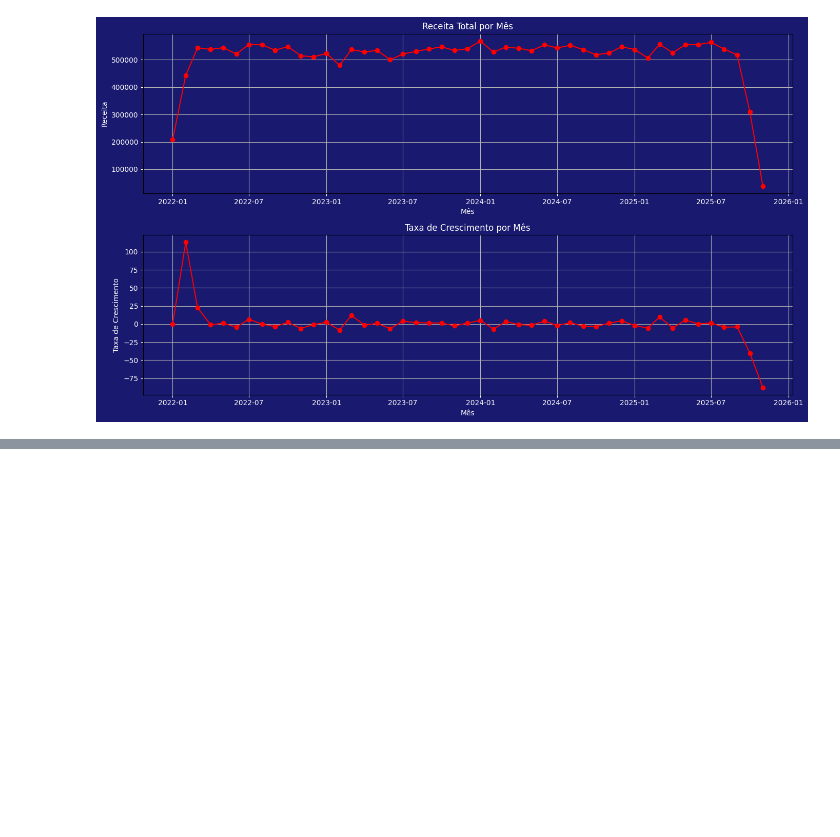
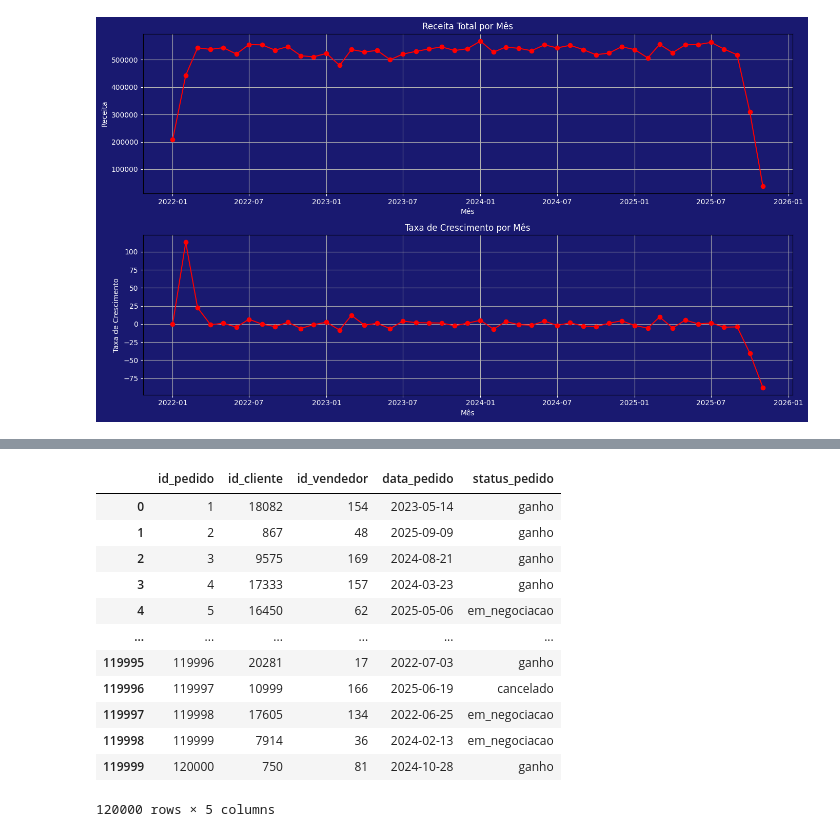
Before and after one commit to LucasBorges21/analise_comercial_eventos, a Jupyter notebook: notebooks/analise_eventos.ipynb, the cells around one changed output, grey strips where cells are left out. Cells and saved outputs as stored; diff of their text form; code cells hidden in the pictures; blank space fills up the shorter version.

```diff
--- a/notebooks/analise_eventos.ipynb
+++ b/notebooks/analise_eventos.ipynb
@@ -153,0 +230,16 @@ Ajuda a entender o perfil de consumo, detectar **clientes de alto valor**, e ava
+# %%
+pedidos_df
+# %% [output]
+|  | id_pedido | id_cliente | id_vendedor | data_pedido | status_pedido |
+| 0 | 1 | 18082 | 154 | 2023-05-14 | ganho |
+| 1 | 2 | 867 | 48 | 2025-09-09 | ganho |
+| 2 | 3 | 9575 | 169 | 2024-08-21 | ganho |
+| 3 | 4 | 17333 | 157 | 2024-03-23 | ganho |
+| 4 | 5 | 16450 | 62 | 2025-05-06 | em_negociacao |
+| ... | ... | ... | ... | ... | ... |
+| 119995 | 119996 | 20281 | 17 | 2022-07-03 | ganho |
+| 119996 | 119997 | 10999 | 166 | 2025-06-19 | cancelado |
+| 119997 | 119998 | 17605 | 134 | 2022-06-25 | em_negociacao |
+| 119998 | 119999 | 7914 | 36 | 2024-02-13 | em_negociacao |
+| 119999 | 120000 | 750 | 81 | 2024-10-28 | ganho |
+120000 rows × 5 columns
```
Also changed, not shown: parts of 3 cells of this notebook.
